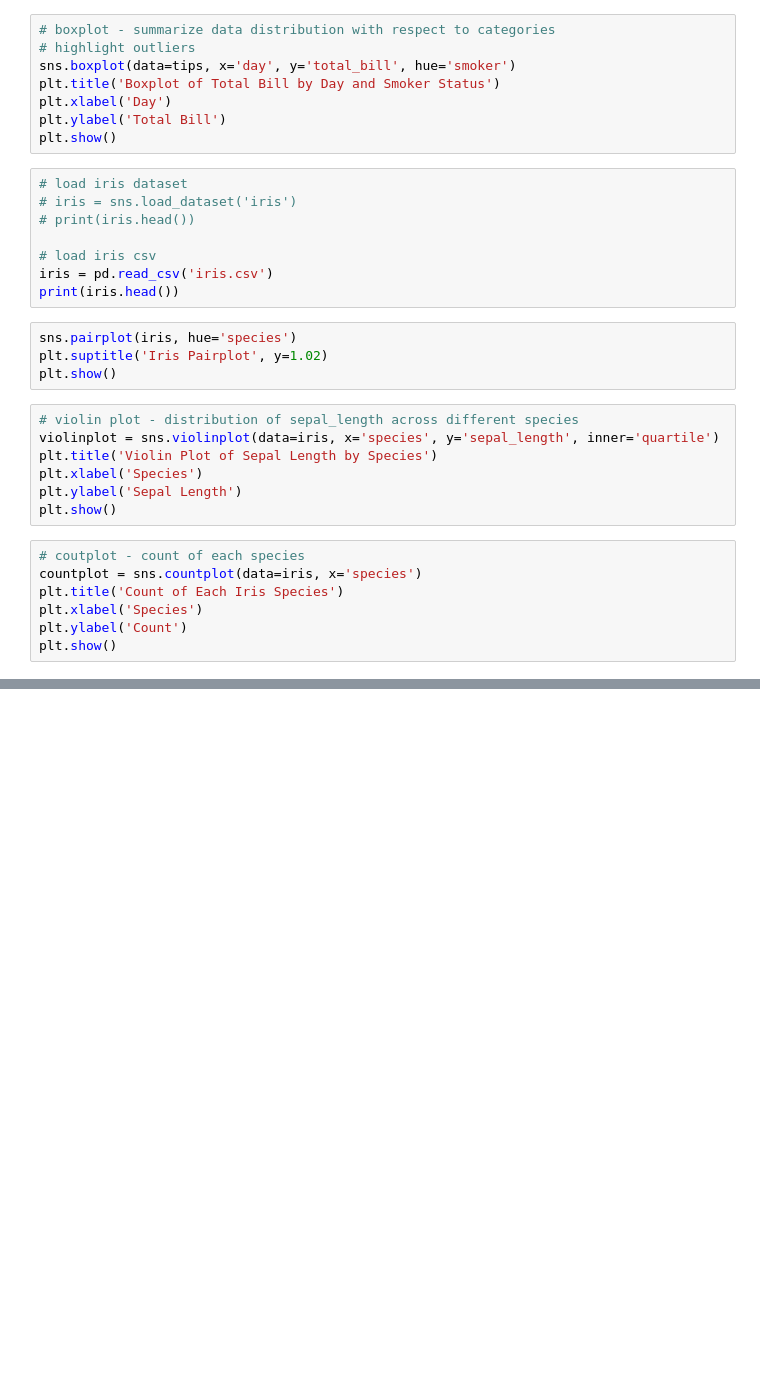
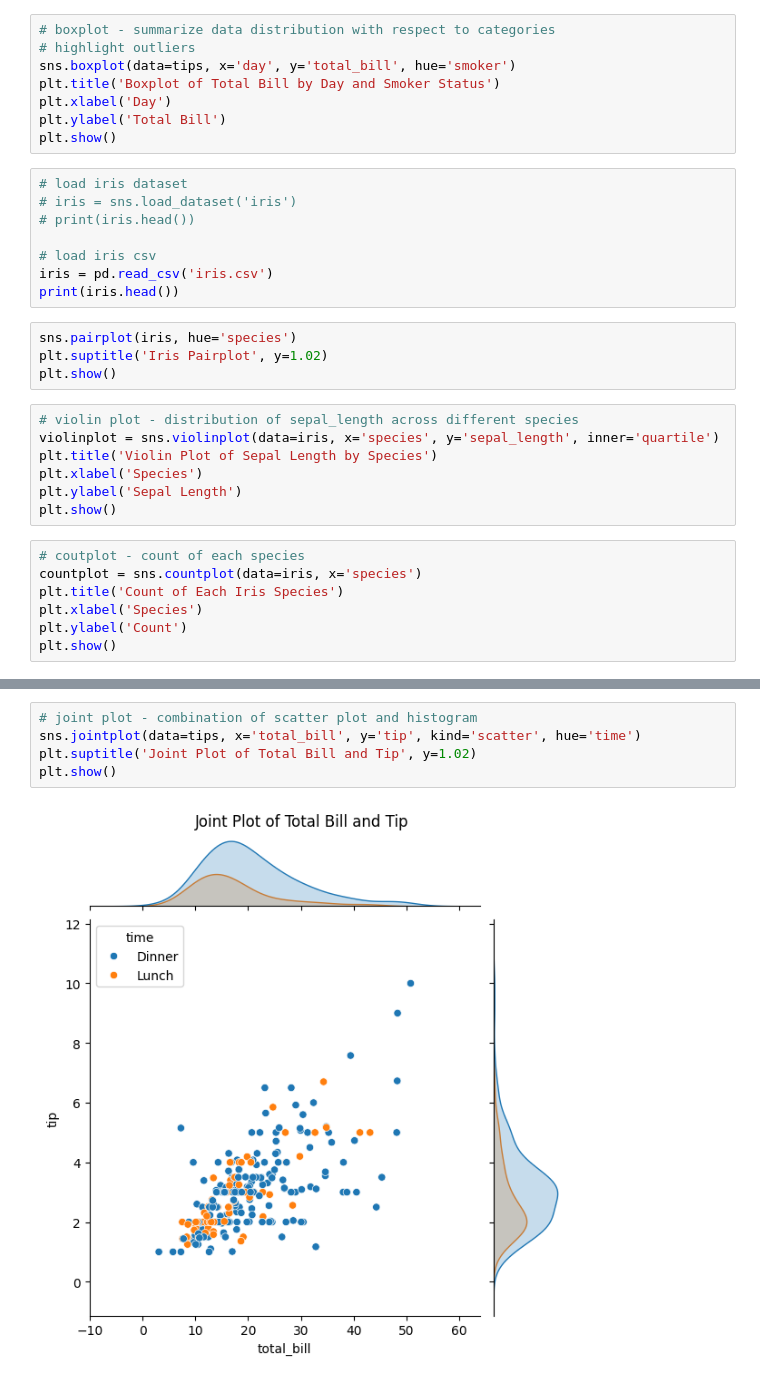
Before and after one commit to Pankaj-Str/Complete-Python-Mastery, a Jupyter notebook: 00 Lecture/lecture14/04 Nov 2025/seaborn_01.ipynb, the cells around one changed output, grey strips where cells are left out. Drawn from its saved outputs; the diff is of its cells as text; blank space fills up the shorter version.

Commit message:
joint plot - combination of scatter plot and histogram

```diff
--- a/00 Lecture/lecture14/04 Nov 2025/seaborn_01.ipynb
+++ b/00 Lecture/lecture14/04 Nov 2025/seaborn_01.ipynb
@@ -112,0 +111,7 @@ plt.show()
+# %%
+# joint plot - combination of scatter plot and histogram
+sns.jointplot(data=tips, x='total_bill', y='tip', kind='scatter', hue='time')
+plt.suptitle('Joint Plot of Total Bill and Tip', y=1.02)
+plt.show()
+# %% [output]
+[figure, added]
```
Also changed, not shown: parts of 1 cell of this notebook.
